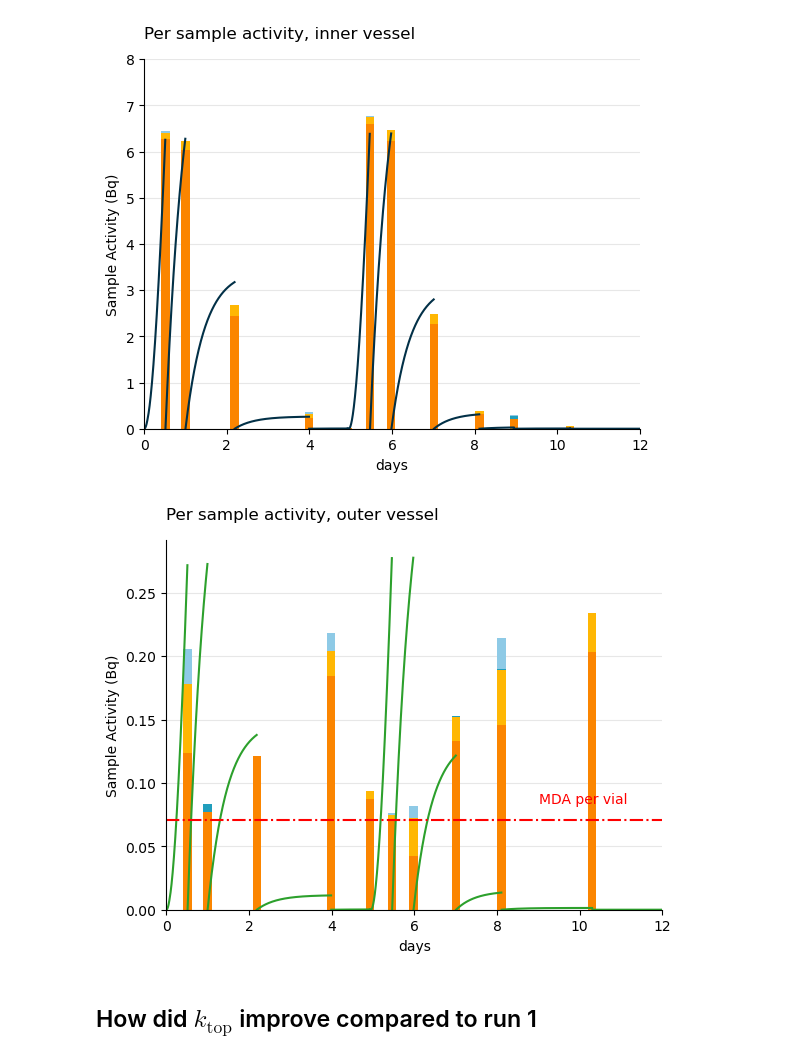
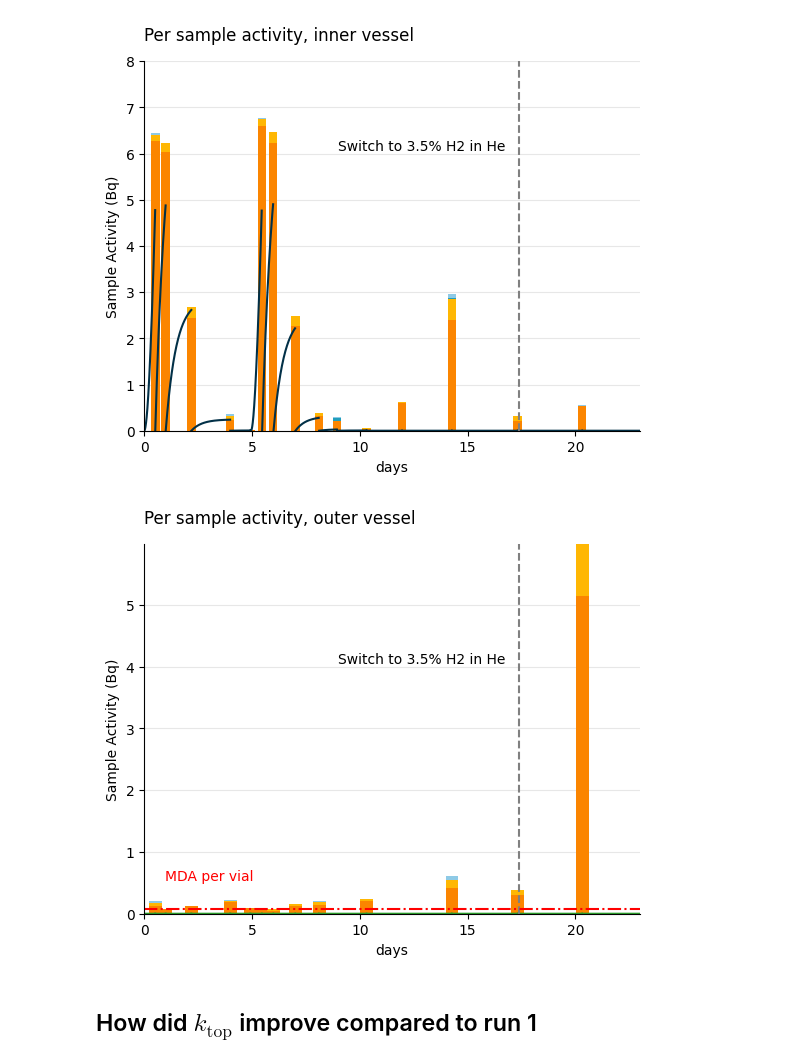
Before and after one commit to veliki-filozof/baby-1L-run-4, a Jupyter notebook: analysis/tritium/tritium_model.ipynb, the cells around one changed output. Drawn from its saved outputs; the diff is of its cells as text; code cells hidden in the pictures.

```diff
--- a/analysis/tritium/tritium_model.ipynb
+++ b/analysis/tritium/tritium_model.ipynb
@@ -74,5 +75,5 @@ Measured TBR: 2.71e-03 particle / neutron
 # %%
-baby_model.run(12 * ureg.day)
+baby_model.run(25 * ureg.day)
 # %%
 print(f"Transport:")
 print(f"  mass transport coeff top: {baby_model.k_top:.2e~P}")
@@ -224,56 +263,57 @@ plt.ylabel("Sample Activity (Bq)")
 plt.legend()
 
 plt.figure()
-plot_bars(IV_stream, index=[time.to(ureg.day) for time in replacement_times_top], bar_width = 0.2)
+plot_bars(IV_stream, index=[time.to(ureg.day) for time in replacement_times_top], bar_width = 0.4)
 plot_sample_activity_top(baby_model, replacement_times=replacement_times_top, color="#023047", label="Model")
 
 plt.grid(True, axis="y", alpha=0.3)
 plt.ylim(bottom=0 * ureg.Bq)
-plt.xlim(0, 12)
+plt.xlim(0, 23)
 plt.ylim(top=8)
 plt.ylabel("Sample Activity (Bq)")
 plt.xlabel("days")
 plt.title("Per sample activity, inner vessel", loc = 'left', pad = 15)
 
-#plt.axvline(x=gas_switch_deltatime, color="k", linestyle="--")
-#plt.annotate(
-#    f"Switch to H2 in He",
-#    (gas_switch_deltatime, 3.5),
-#    xytext=(-60, 10),
-#    textcoords="offset points",
-#    ha="center",
-#    va="bottom",
-#    color="k",
-#)
+plt.axvline(x=gas_switch_deltatime, color="grey", linestyle="--")
+plt.annotate(
+    f"Switch to 3.5% H2 in He",
+    (gas_switch_deltatime, 6),
+    xytext=(-70, 0),
+    textcoords="offset points",
+    ha="center",
+    va="bottom",
+    color="black",
+)
 
 plt.figure()
-plot_bars(OV_stream, index=[time.to(ureg.day) for time in replacement_times_walls], bar_width = 0.2)
+plot_bars(OV_stream, index=[time.to(ureg.day) for time in replacement_times_walls], bar_width = 0.6)
 plot_sample_activity_wall(baby_model, replacement_times=replacement_times_walls, color="tab:green", label="Model")
 
 plt.grid(True, axis="y", alpha=0.3)
 # plt.ylim(bottom=0 * ureg.Bq)
-plt.xlim(0, 12)
+plt.xlim(0, 23)
 plt.ylabel("Sample Activity (Bq)")
 plt.xlabel("days")
 plt.title("Per sample activity, outer vessel", loc = 'left', pad = 15)
 
 MDA = 0.071 # Calculated by hand for demo, TODO create code to calculate automatically
 
-#plt.axvline(x=gas_switch_deltatime, color="k", linestyle="--")
-#plt.annotate(
-#    f"Switch to H2 in He",
-#    (gas_switch_deltatime, 0.42),
-#    xytext=(-60, 40),
-#    textcoords="offset points",
-#    ha="center",
-#    va="bottom",
-#    color="k",
-#)
+plt.axvline(x=gas_switch_deltatime, color="grey", linestyle="--")
+plt.annotate(
+    f"Switch to 3.5% H2 in He",
+    (gas_switch_deltatime, 4),
+    xytext=(-70, 0),
+    textcoords="offset points",
+    ha="center",
+    va="bottom",
+    color="black",
+)
+
 plt.axhline(y=MDA, color = "red", linestyle = "-.")
 plt.annotate(
     f"MDA per vial",
-    (0, MDA),
-    xytext=(300, 10),
+    (3, 0.5),
+    xytext=(0, 0),
     textcoords="offset points",
     ha="center",
     va="bottom",
@@ -286,5 +326,5 @@ plt.show()
-[figure, old version]
+[figure, new version]
-[figure, old version]
+[figure, new version]
 # %% [markdown]
 ## How did $k_\mathrm{top}$ improve compared to run 1
 # %%
```
Also changed, not shown: parts of 10 cells of this notebook.
